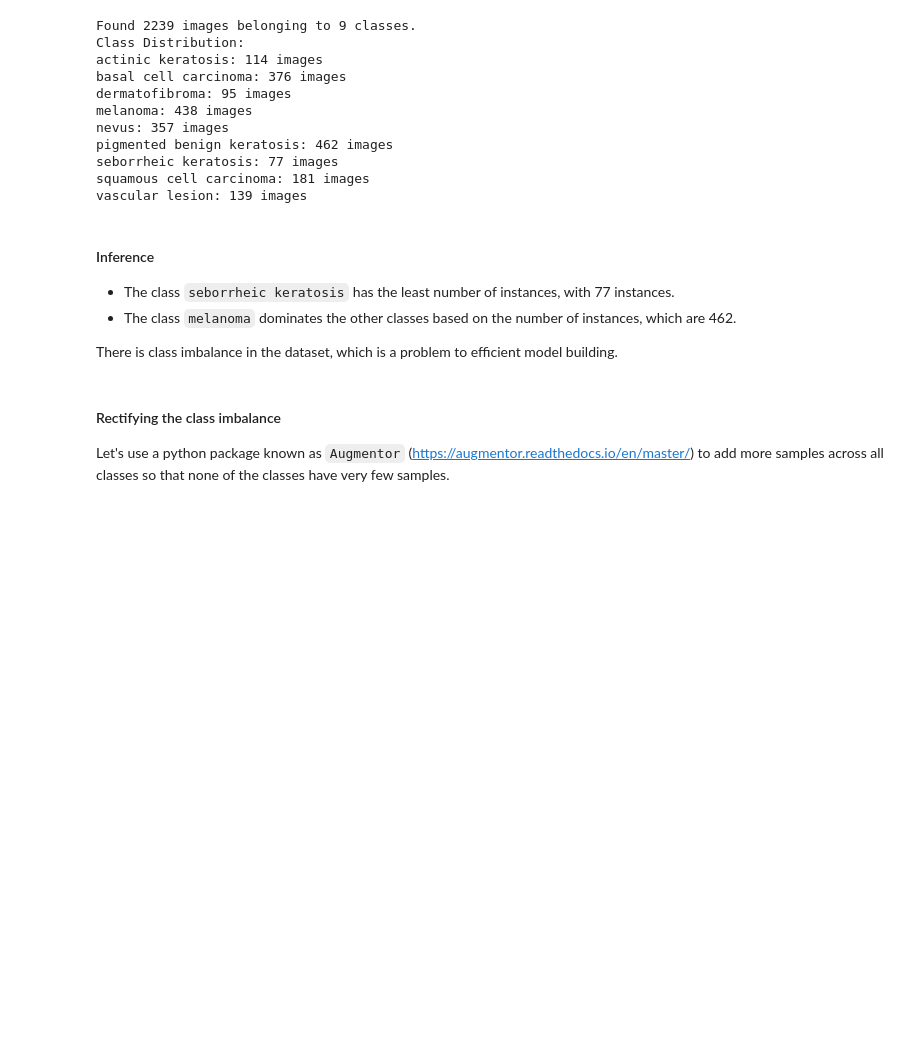
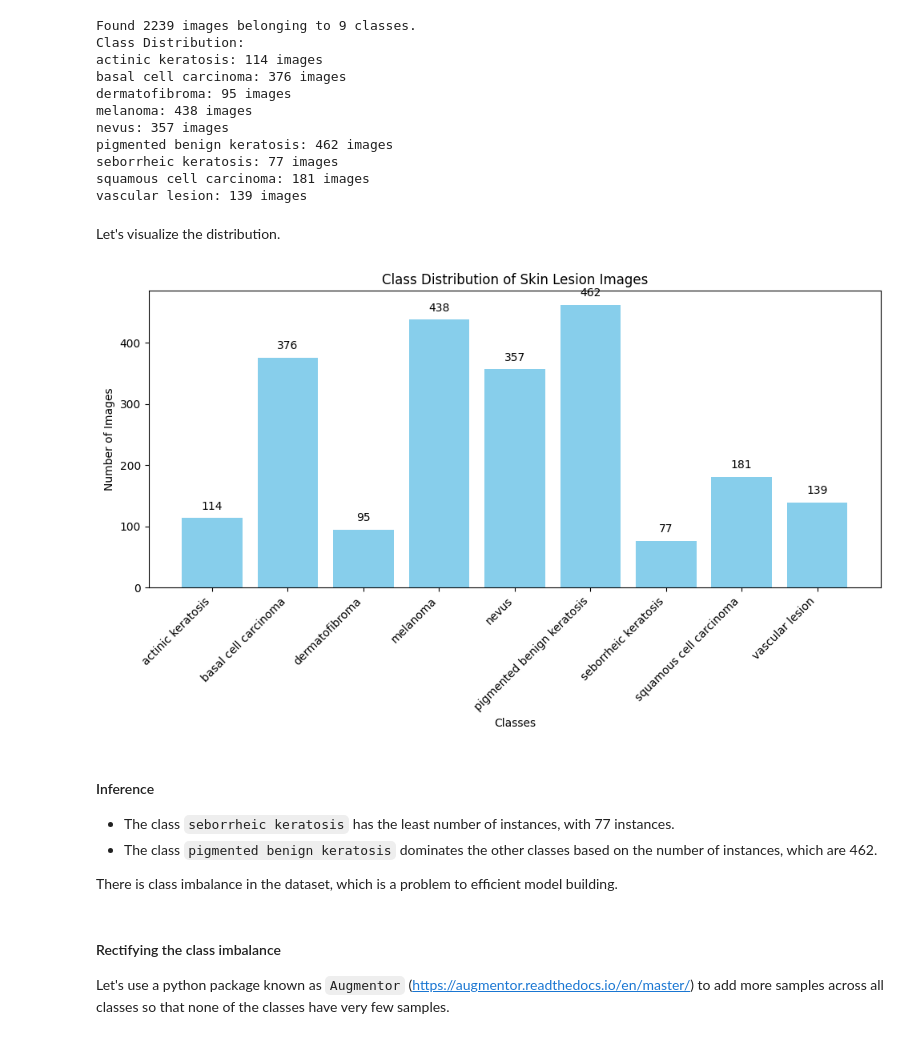
Before and after one commit to pratiksinha35/Melanoma-Detection, a Jupyter notebook: CNN_Assignment.ipynb, the cells around one changed output. Saved outputs shown, nothing was run; the diff lists cells and outputs as text; code cells hidden in the pictures; blank space fills up the shorter version.

Commit message:
added class distribution visualization

```diff
--- a/CNN_Assignment.ipynb
+++ b/CNN_Assignment.ipynb
@@ -478,11 +478,37 @@ pigmented benign keratosis: 462 images
 seborrheic keratosis: 77 images
 squamous cell carcinoma: 181 images
 vascular lesion: 139 images
+# %% [markdown]
+Let's visualize the distribution.
+# %%
+import matplotlib.pyplot as plt
+
+# Class distribution data
+class_names = ['actinic keratosis', 'basal cell carcinoma', 'dermatofibroma', 'melanoma', 'nevus',
+               'pigmented benign keratosis', 'seborrheic keratosis', 'squamous cell carcinoma', 'vascular lesion']
+class_counts = [114, 376, 95, 438, 357, 462, 77, 181, 139]
+
+# Plotting the histogram
+plt.figure(figsize=(10, 6))
+plt.bar(class_names, class_counts, color='skyblue')
+plt.xlabel('Classes')
+plt.ylabel('Number of Images')
+plt.title('Class Distribution of Skin Lesion Images')
+plt.xticks(rotation=45, ha='right')
+
+# Display the counts on top of the bars
+for i, count in enumerate(class_counts):
+    plt.text(i, count + 10, str(count), ha='center', va='bottom')
+
+plt.tight_layout()
+plt.show()
+# %% [output]
+[figure, added]
 # %% [markdown]
 #### Inference
 
 - The class `seborrheic keratosis` has the least number of instances, with 77 instances.
-- The class `melanoma` dominates the other classes based on the number of instances, which are 462.
+- The class `pigmented benign keratosis` dominates the other classes based on the number of instances, which are 462.
 
 There is class imbalance in the dataset, which is a problem to efficient model building.
 # %% [markdown]
```
